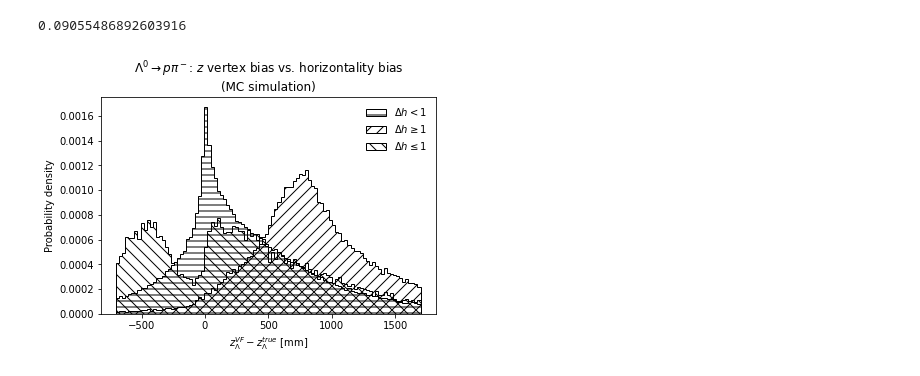
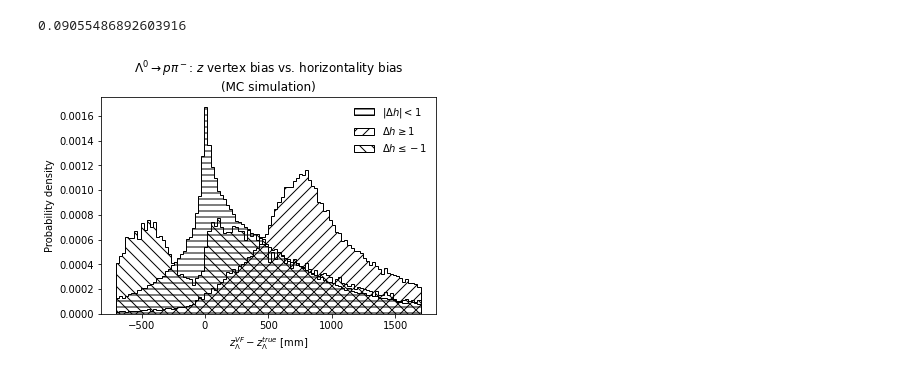
Before and after one commit to alatios/lb2jpsil_lambda-emdm-measurement, a Jupyter notebook: 02_magnet_polarity_derivation.ipynb, the cells around one changed output. Drawn from its saved outputs; the diff is of its cells as text; code cells hidden in the pictures.

```diff
--- a/01_magnet_polarity_derivation.ipynb
+++ b/02_magnet_polarity_derivation.ipynb
@@ -312,7 +312,7 @@ common_plot_params = {
 ## Individual plot parameters
 right_way_up_params = {
     'hatch': '--',
-    'label': '$\Delta h < 1$'
+    'label': '$|\Delta h| < 1$'
 }
 
 upside_down_params = {
@@ -322,34 +322,34 @@ upside_down_params = {
 
 downside_up_params = {
     'hatch': '\\\\',
-    'label': '$\Delta h \leq 1$'
+    'label': '$\Delta h \leq -1$'
 }
 
 series = df_mc['L_ENDVERTEX_Z'] - df_mc['MCTRUTH_L_ENDVERTEX_Z']
 
 ## Bias -1 < x < 1
 plt.hist(series.loc[~upside_down_individual_cut & ~downside_up_individual_cut], **common_plot_params, **right_way_up_params)
 
 ## Bias >= 1
 plt.hist(series.loc[upside_down_individual_cut & ~downside_up_individual_cut], **common_plot_params, **upside_down_params)
 
 ## Bias <= 1
 plt.hist(series.loc[~upside_down_individual_cut & downside_up_individual_cut], **common_plot_params, **downside_up_params)
 
 if show_grid:
     plt.grid()
 
 plt.xlabel('$z_\Lambda^{VF} - z_\Lambda^{true}$ [mm]',)
 plt.ylabel("Probability density")
 
 if show_titles:
     plt.title(r'$\Lambda^0 \rightarrow p\pi^-$: $z$ vertex bias vs. horizontality bias' + '\n(MC simulation)')
 
 plt.legend(frameon=False)
 
 if save_plots:
     plt.savefig(plot_directory + 'lambda_endvertex_z_bias_vs_horizontality_bias' + '.pdf', bbox_inches = 'tight')
 
 plt.show()
 # %% [output]
-[figure, old version]
+[figure, new version]
```
Also changed, not shown: 3 other files.
